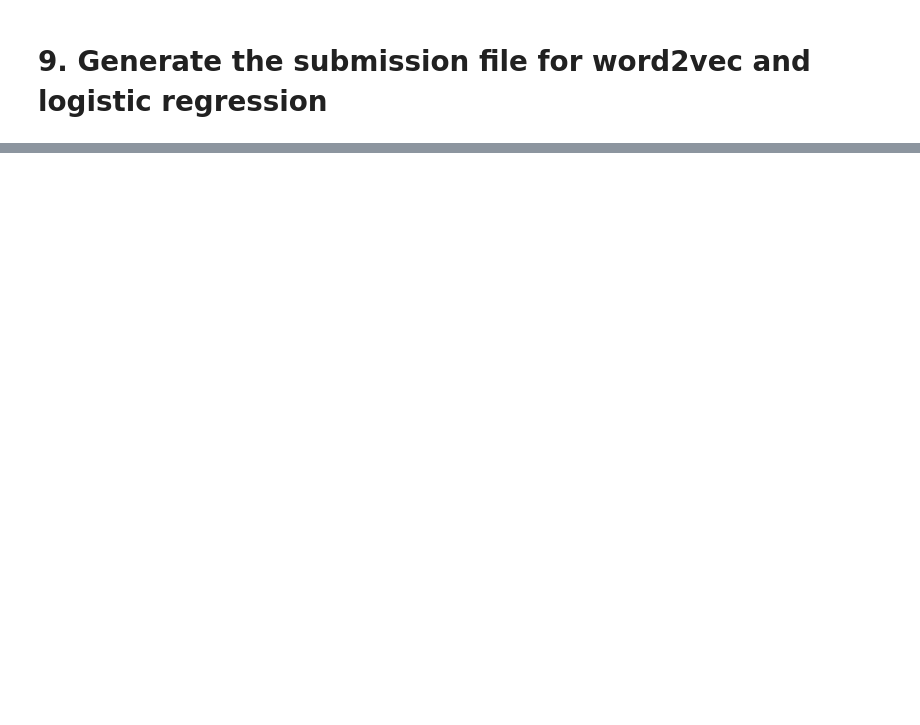
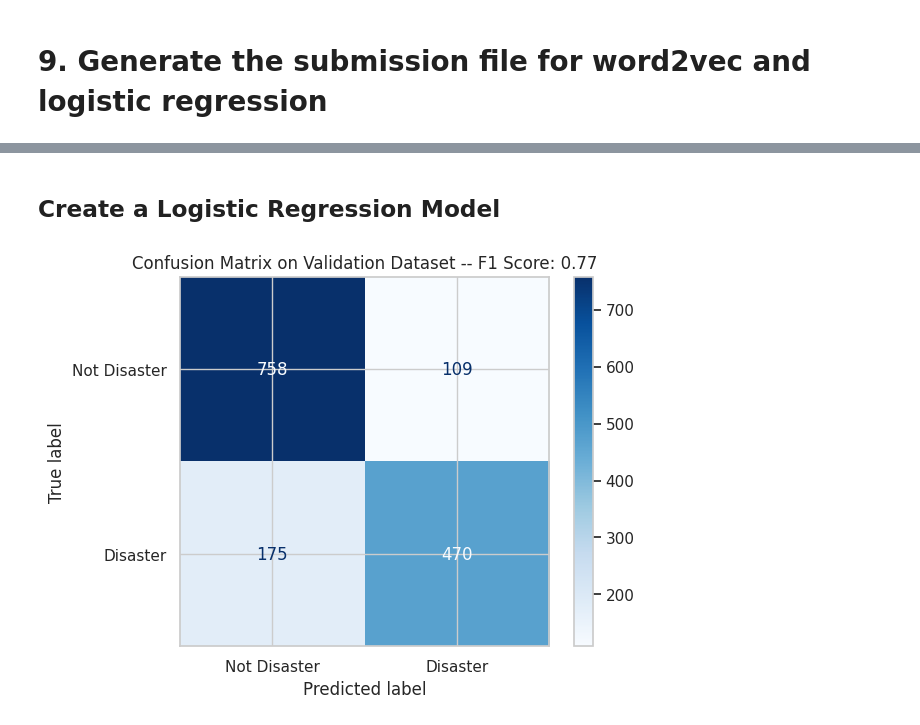
Before and after one commit to mmcza/Kaggle-Competitions, a Jupyter notebook: npl-disaster-tweets.ipynb, the cells around one changed output, grey strips where cells are left out. Cells and saved outputs as stored; diff of their text form; code cells hidden in the pictures; blank space fills up the shorter version.

```diff
--- a/npl-disaster-tweets.ipynb
+++ b/npl-disaster-tweets.ipynb
@@ -440,0 +753,21 @@ sample_submission.to_csv("submission_word2vec.csv", index=False)
+# %%
+from sklearn.feature_extraction.text import TfidfVectorizer
+from sklearn.ensemble import RandomForestClassifier
+from sklearn.linear_model import LogisticRegression
+
+tfidf_vectorizer = TfidfVectorizer()
+
+X_train_tfidf = tfidf_vectorizer.fit_transform(X_train)
+X_val_tfidf = tfidf_vectorizer.transform(X_val)
+X_test_tfidf = tfidf_vectorizer.transform(X_test)
+# %% [markdown]
+## Create a Logistic Regression Model
+# %%
+logistic_reg = LogisticRegression()
+logistic_reg.fit(X_train_tfidf, y_train)
+
+# Make predictions on the testing data
+y_val_pred_tfidf = logistic_reg.predict_proba(X_val_tfidf)
+displayConfusionMatrix(y_val, y_val_pred_tfidf, "Validation")
+# %% [output]
+[figure, added]
```
Also changed, not shown: parts of 44 cells of this notebook, 4 other files.
